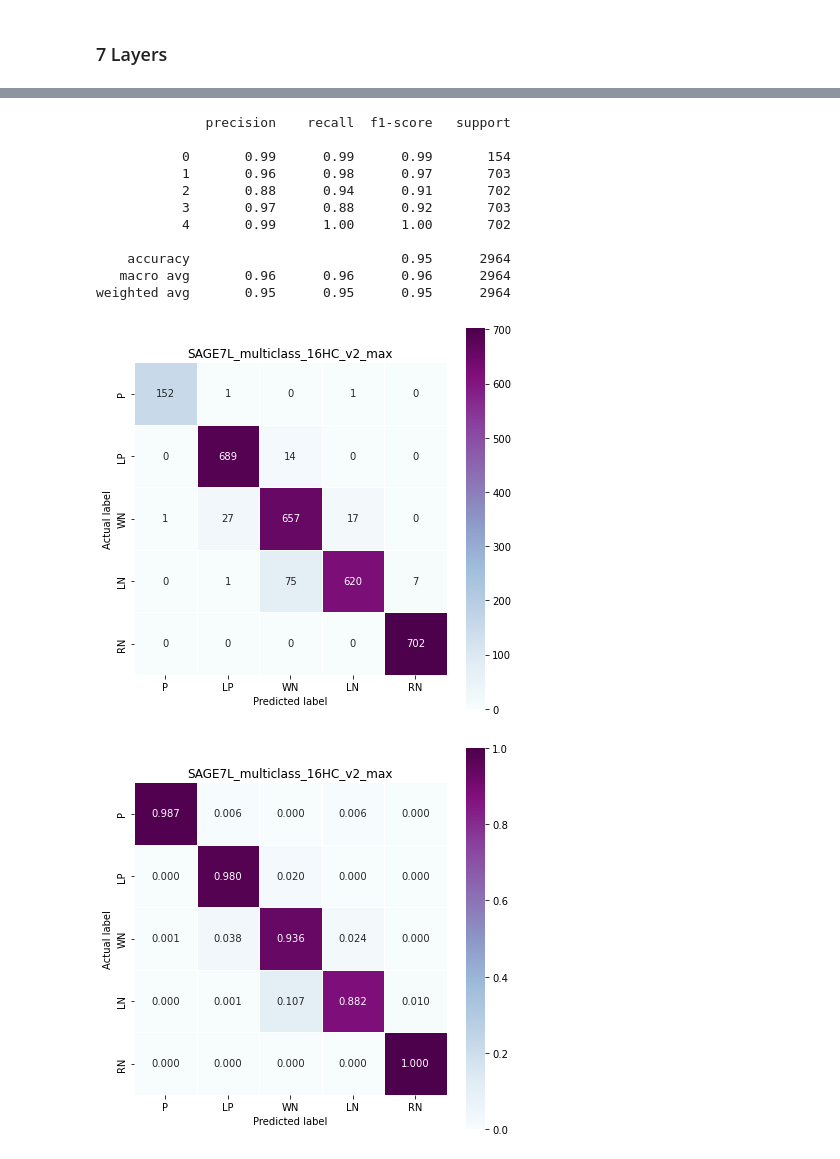
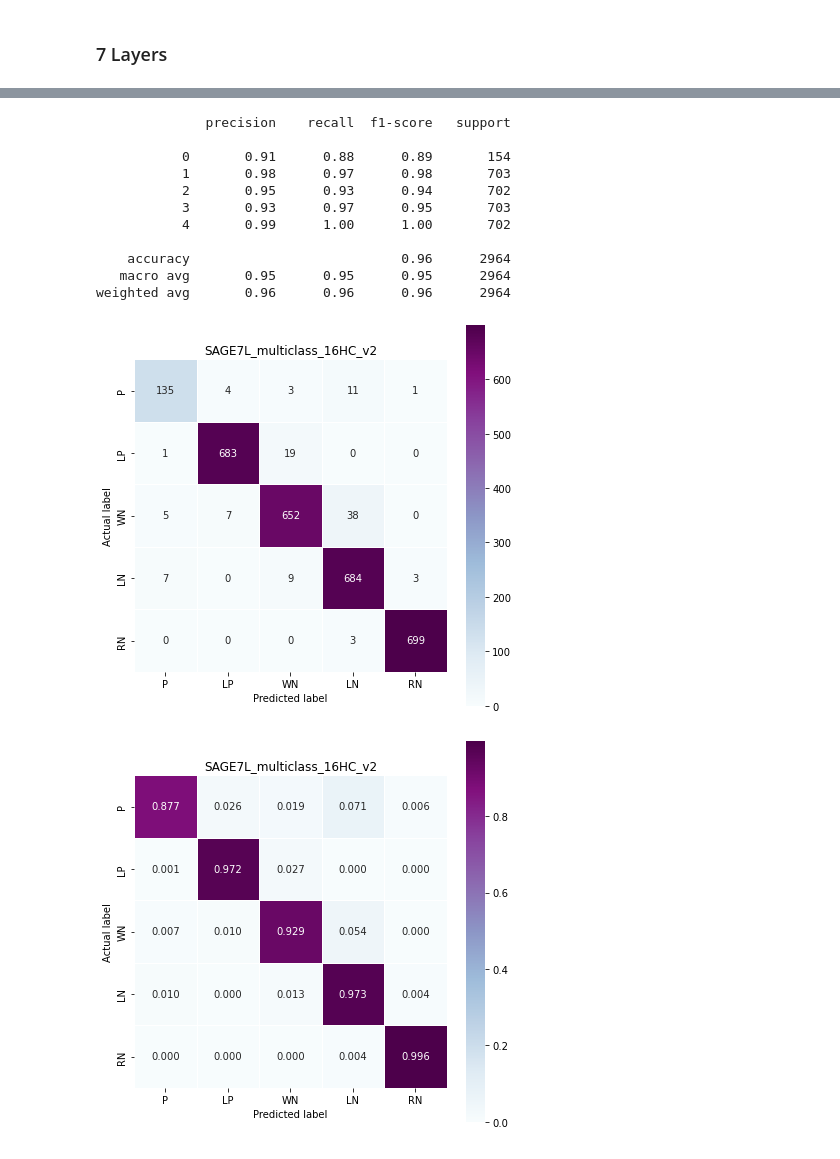
Before and after one commit to GiDeCarlo/XGDAG, a Jupyter notebook: Malignant_neoplasm_of_breast_Sage_multiclass.ipynb, the cells around one changed output, grey strips where cells are left out. Saved outputs shown, nothing was run; the diff lists cells and outputs as text; code cells hidden in the pictures.

```diff
--- a/Malignant_neoplasm_of_breast_Sage_multiclass.ipynb
+++ b/Malignant_neoplasm_of_breast_Sage_multiclass.ipynb
@@ -132,7 +147,7 @@ class MyDataset(InMemoryDataset):
 # %% [markdown]
 ## Training Function
 # %%
-def train(model, data, epochs = 200, classes = ['0','1'], lr = 0.001, weight_decay=0, cm_title = 'GNN'):
+def train(model, data, epochs = 200, classes = ['0','1'], lr = 0.001, weight_decay=0, cm_title = 'GNN', num_layers = 7):
     title = cm_title + '_' + str(epochs) + '_' + str(weight_decay).replace('.', '_')
 
     model_path  = 'Models/' + title
@@ -207,7 +222,7 @@ def train(model, data, epochs = 200, classes = ['0','1'], lr = 0.001, weight_dec
             'val acc: {:.4f} '.format(val_acc.item()),
             '(best train acc: {:.4f},'.format(best_train_acc.item()),
             'best val acc: {:.4f},'.format(best_val_acc.item()),
-            'best train loss: {:.4f} '.format(best_train_lss.item()),
+            'best train loss: {:.4f} '.format(best_train_lss),
             '@ epoch', best_loss_epoch ,')')
 
     # Plot training accuracy curve
@@ -224,7 +239,17 @@ def train(model, data, epochs = 200, classes = ['0','1'], lr = 0.001, weight_dec
     plt.show()
 
     # Load best model
-    loaded_model = GNN7L_Sage(data).to(device)
+    loaded_model = None
+    if num_layers == 2:
+        loaded_model = GNN2L_Sage(data).to(device)
+    elif num_layers == 4:
+        loaded_model = GNN4L_Sage(data).to(device)
+    elif num_layers == 7:
+        loaded_model = GNN7L_Sage(data).to(device)
+    else:
+        print('Wrong number of layer. No model available with', num_layers, 'layers')
+        return -1
+
     loaded_model.load_state_dict(torch.load(model_path))
     loaded_model.eval()
     logits = loaded_model(data)
@@ -389,5 +421,5 @@ weighted avg       0.49      0.53      0.50      2964
 ### 7 Layers
 # %%
 gnn_sage = GNN7L_Sage(data_with_nedbit).to(device)
-pred = train(gnn_sage, data_with_nedbit.to(device), 40000, cm_title='SAGE7L_multiclass_16HC_v2_max', classes=['P', 'LP', 'WN', 'LN', 'RN'], weight_decay=0.0005)
+pred = train(gnn_sage, data_with_nedbit.to(device), 40000, cm_title='SAGE7L_multiclass_16HC_v2', classes=['P', 'LP', 'WN', 'LN', 'RN'], weight_decay=0.0005)
 # %% [output]
@@ -413,13 +445,13 @@ pred = train(gnn_sage, data_with_nedbit.to(device), 40000, cm_title='SAGE7L_mult
               precision    recall  f1-score   support
 
-           0       0.99      0.99      0.99       154
-           1       0.96      0.98      0.97       703
-           2       0.88      0.94      0.91       702
-           3       0.97      0.88      0.92       703
+           0       0.91      0.88      0.89       154
+           1       0.98      0.97      0.98       703
+           2       0.95      0.93      0.94       702
+           3       0.93      0.97      0.95       703
            4       0.99      1.00      1.00       702
 
-    accuracy                           0.95      2964
-   macro avg       0.96      0.96      0.96      2964
-weighted avg       0.95      0.95      0.95      2964
+    accuracy                           0.96      2964
+   macro avg       0.95      0.95      0.95      2964
+weighted avg       0.96      0.96      0.96      2964
-[figure, old version]
+[figure, new version]
-[figure, old version]
+[figure, new version]
```
Also changed, not shown: parts of 7 cells of this notebook, 15 other files.
